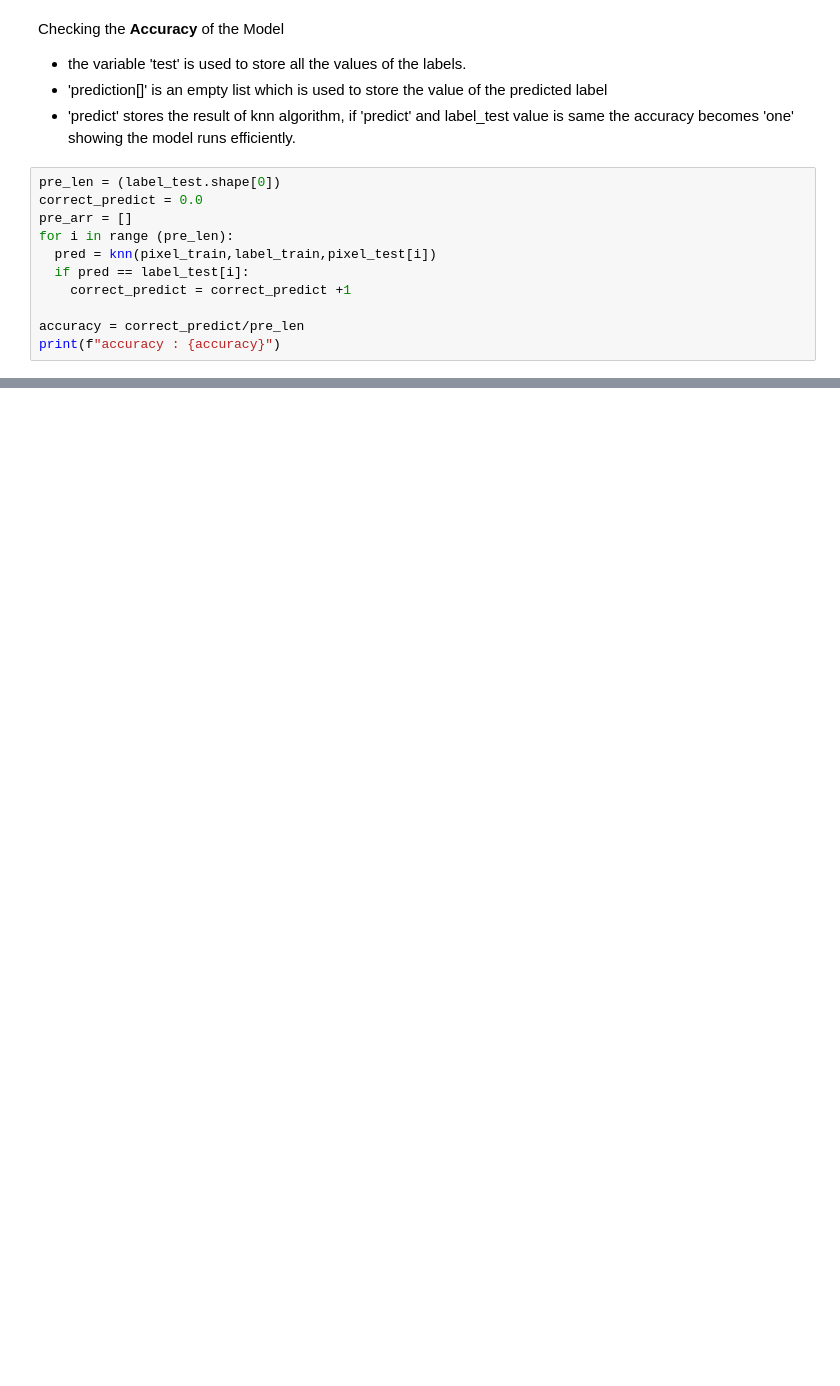
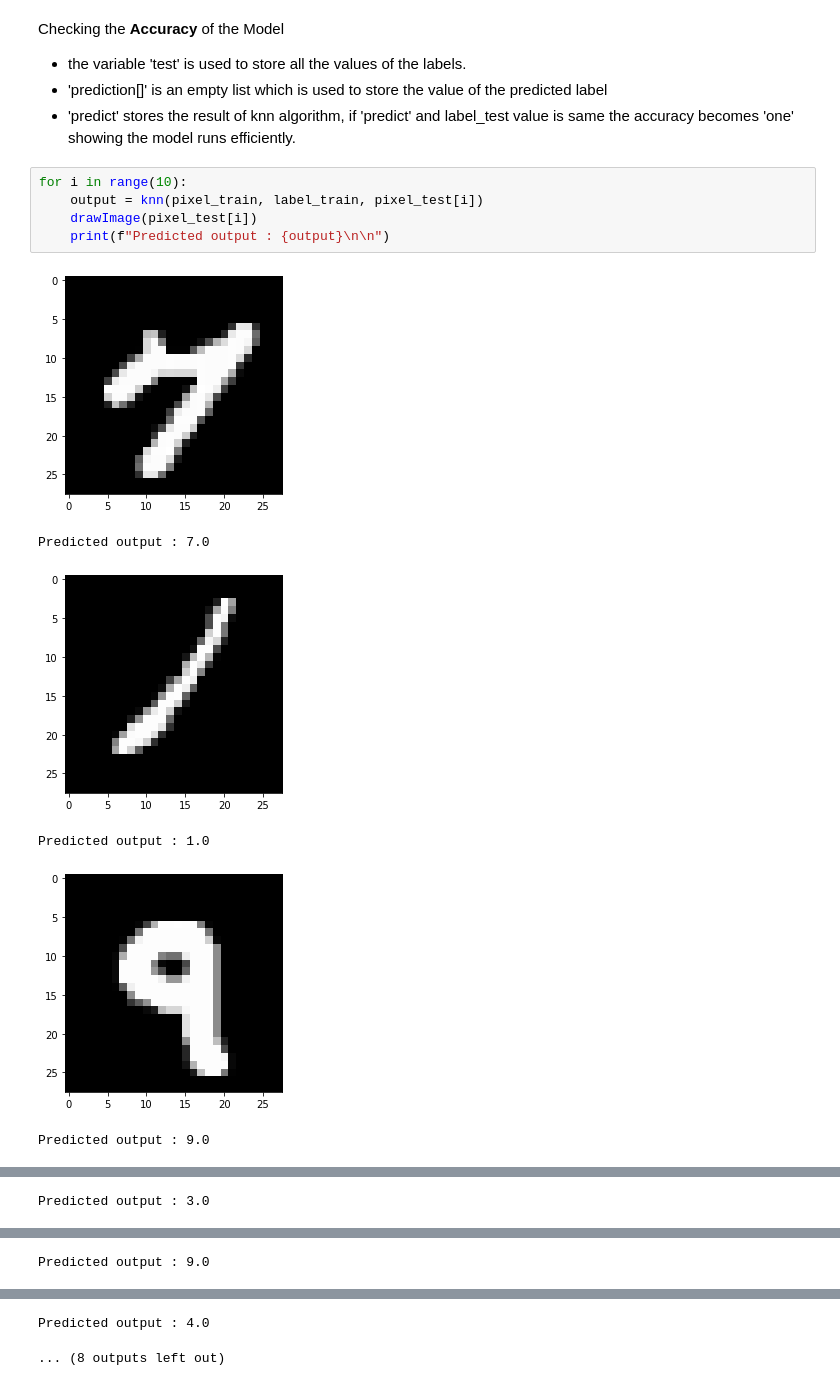
Before and after one commit to sai-pallavi-2003/Hand-Written-Digit-Classification, a Jupyter notebook: HandWrittenDigit.ipynb, the cells around one changed output, grey strips where cells are left out. Drawn from its saved outputs; the diff is of its cells as text; blank space fills up the shorter version.

```diff
--- a/HandWrittenDigit.ipynb
+++ b/HandWrittenDigit.ipynb
@@ -157,14 +157,15 @@ Checking the **Accuracy** of the Model
 *   the variable 'test' is used to store all the values of the labels.
 *   'prediction[]' is an empty list which is used to store the value of the predicted label
 *   'predict' stores the result of knn algorithm, if 'predict' and label_test value is same the accuracy becomes  'one' showing the model runs efficiently.
-# %%
-pre_len = (label_test.shape[0])
-correct_predict = 0.0
-pre_arr = []
-for i in range (pre_len):
-  pred = knn(pixel_train,label_train,pixel_test[i])
-  if pred == label_test[i]:
-    correct_predict = correct_predict +1
-
-accuracy = correct_predict/pre_len
-print(f"accuracy : {accuracy}")
+# %%
+for i in range(10):
+    output = knn(pixel_train, label_train, pixel_test[i])
+    drawImage(pixel_test[i])
+    print(f"Predicted output : {output}\n\n")
+# %% [output]
+[figure, added]
+Predicted output : 7.0
+[figure, added]
+Predicted output : 1.0
+[figure, added]
+Predicted output : 9.0
@@ -170,0 +173 @@ print(f"accuracy : {accuracy}")
+Predicted output : 3.0
@@ -170,0 +175 @@ print(f"accuracy : {accuracy}")
+Predicted output : 9.0
@@ -170,0 +177,2 @@ print(f"accuracy : {accuracy}")
+Predicted output : 4.0
+... (8 outputs left out)
```
Also changed, not shown: parts of 4 cells of this notebook.
